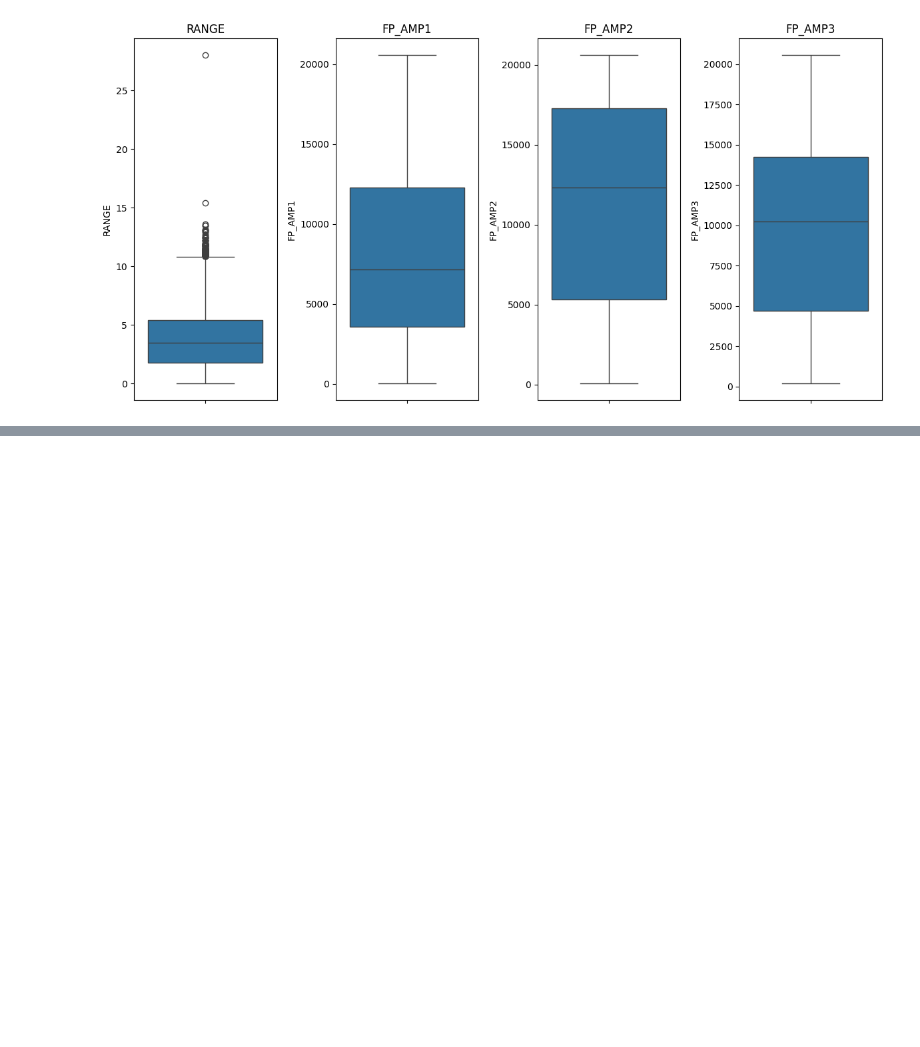
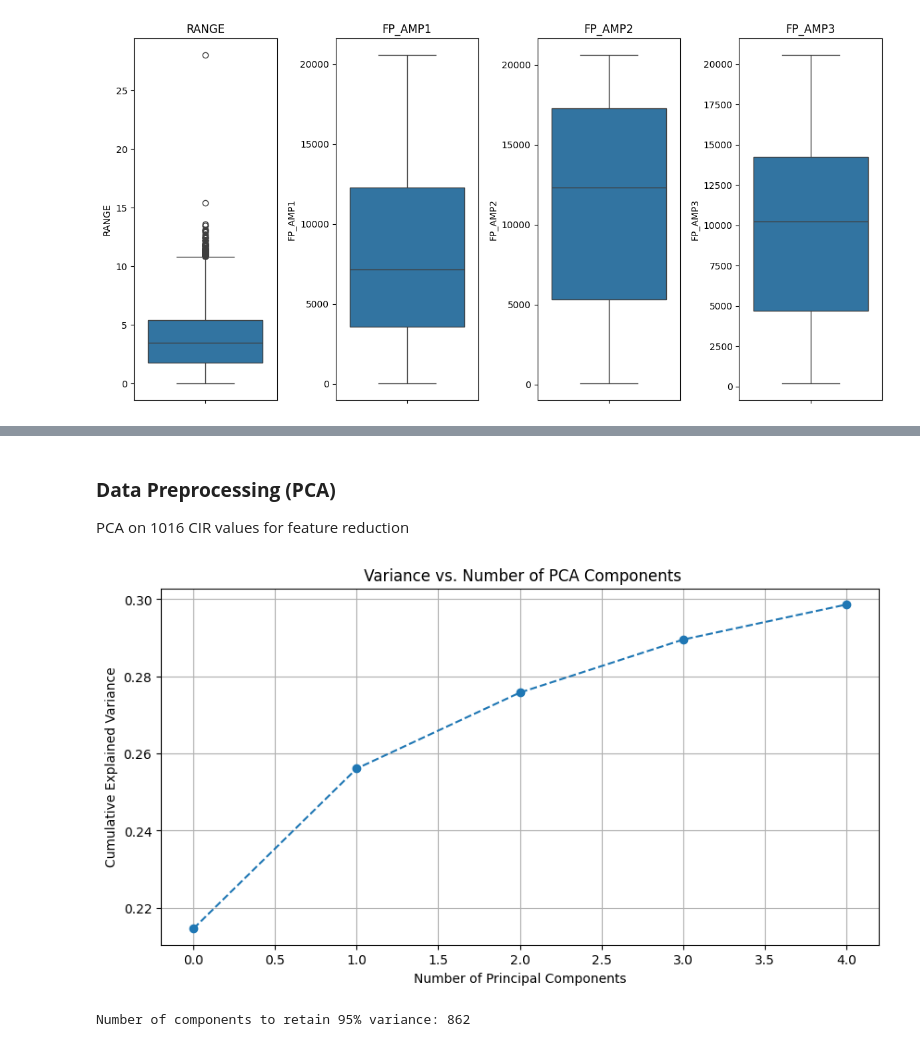
Before and after one commit to janaveniice/UoG-DA_Group17, a Jupyter notebook: distance-estimator-model/model.ipynb, the cells around one changed output, grey strips where cells are left out. Cells and saved outputs as stored; diff of their text form; code cells hidden in the pictures; blank space fills up the shorter version.

Commit message:
more data cleaning and started pca

```diff
--- a/distance-estimator-model/model.ipynb
+++ b/distance-estimator-model/model.ipynb
@@ -80,0 +113,36 @@ plt.show()
+# %% [markdown]
+### **Data Preprocessing (PCA)**
+
+PCA on 1016 CIR values for feature reduction
+# %%
+from sklearn.decomposition import PCA
+from sklearn.preprocessing import StandardScaler
+
+# All CIR features
+cir_columns = [f"CIR{i}" for i in range(1016)]
+X_cir = df[cir_columns]
+
+# Standardize data
+scaler = StandardScaler()
+X_scaled = scaler.fit_transform(X_cir)
+
+# PCA - number of dimensions still tbc, need to do more analysis
+pca = PCA(n_components=5)
+X_pca = pca.fit_transform(X_scaled)
+# %%
+# Variance plot
+plt.figure(figsize=(10, 5))
+plt.plot(np.cumsum(pca.explained_variance_ratio_), marker='o', linestyle='--')
+plt.xlabel("Number of Principal Components")
+plt.ylabel("Cumulative Explained Variance")
+plt.title(" Variance vs. Number of PCA Components")
+plt.grid()
+plt.show()
+
+# Number of components to retain 95% variance -- variance also tbc
+pca_95 = PCA(0.95)
+X_pca_95 = pca_95.fit_transform(X_scaled)
+print(f"Number of components to retain 95% variance: {pca_95.n_components_}")
+# %% [output]
+[figure, added]
+Number of components to retain 95% variance: 862
```
Also changed, not shown: parts of 3 cells of this notebook, 1 other file.
